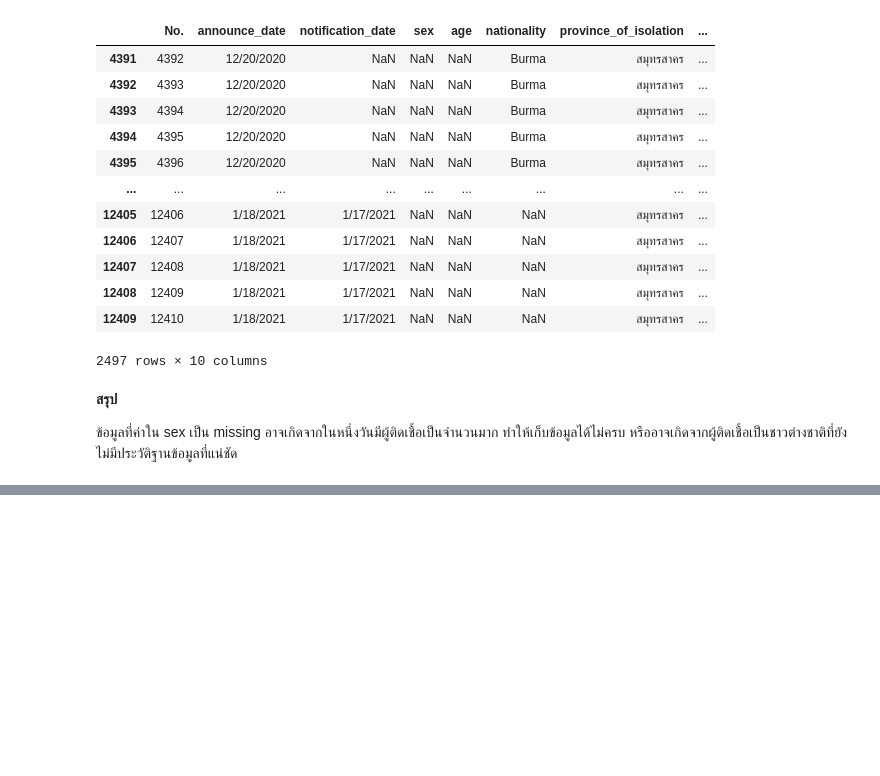
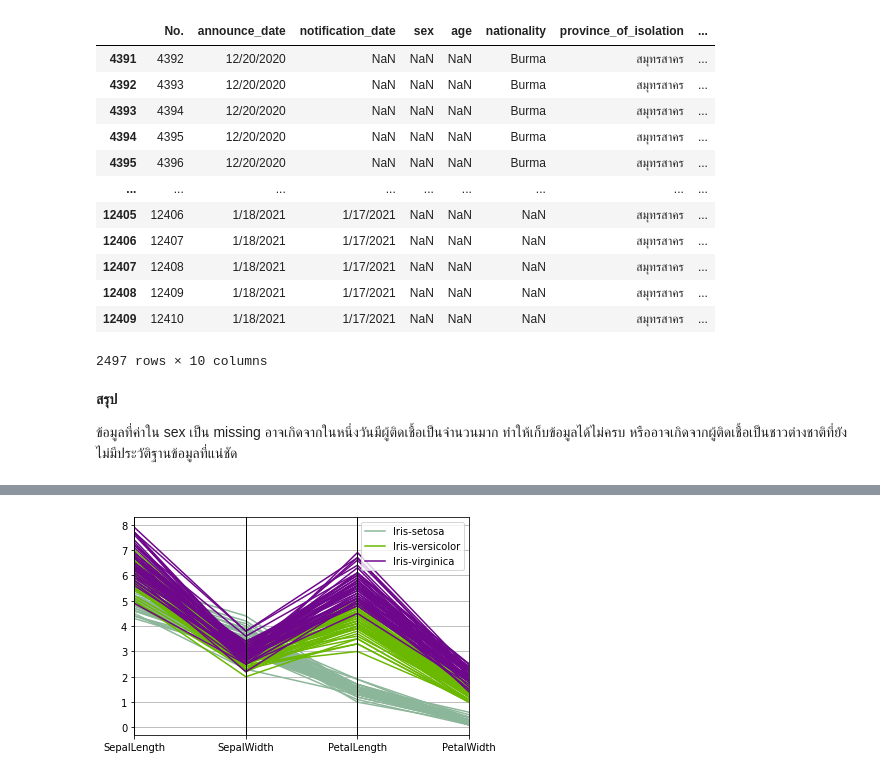
Before and after one commit to Tunyakarn/data_viz, a Jupyter notebook: Pandas102.ipynb, the cells around one changed output, grey strips where cells are left out. Drawn from its saved outputs; the diff is of its cells as text; code cells hidden in the pictures; blank space fills up the shorter version.

Commit message:
จบ pandas

```diff
--- a/Pandas102.ipynb
+++ b/Pandas102.ipynb
@@ -427,0 +587,3 @@ missing_sex
+# %%
+df = pd.read_csv('https://raw.github.com/pandas-dev/pandas/master/pandas/tests/io/data/csv/iris.csv')
+df
@@ -427,0 +612,4 @@ missing_sex
+# %%
+pd.plotting.parallel_coordinates(df, 'Name'); #ถ้าอยากลบ output ที่เป็นตัวหนังสืออกให้ใส่ ; ท้ายประโยค
+# %% [output]
+[figure, added]
```
Also changed, not shown: parts of 23 cells of this notebook.
